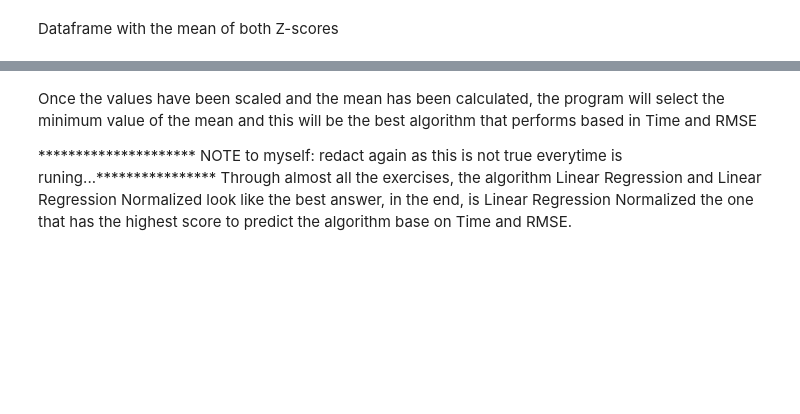
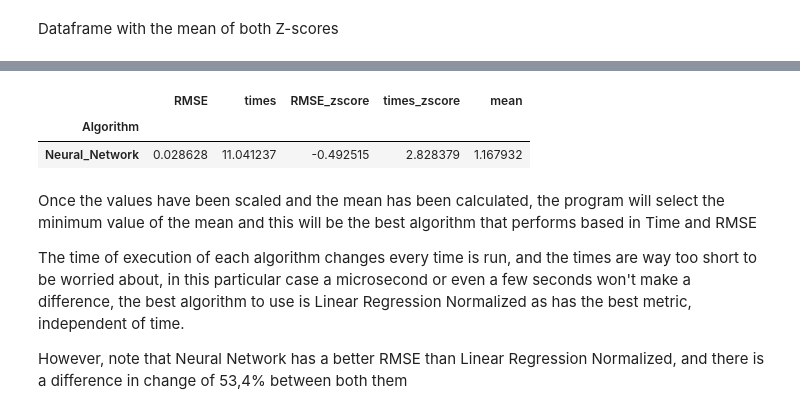
Before and after one commit to montwa/Ryerson, a Jupyter notebook: Coffee Price Regression Analysis.ipynb, the cells around one changed output, grey strips where cells are left out. Drawn from its saved outputs; the diff is of its cells as text; code cells hidden in the pictures; blank space fills up the shorter version.

```diff
--- a/Coffee Price Regression Analysis.ipynb
+++ b/Coffee Price Regression Analysis.ipynb
@@ -2253,5 +2249,13 @@ metrics[metrics['mean'] == metrics['mean'].min()]
+# %%
+# takes the minimum from the column RMSE as Time changes everytime is run, but RMSE is constant
+metrics[metrics['RMSE'] == metrics['RMSE'].min()]
+# %% [output]
+|  | RMSE | times | RMSE_zscore | times_zscore | mean |
+| Algorithm |  |  |  |  |  |
+| Neural_Network | 0.028628 | 11.041237 | -0.492515 | 2.828379 | 1.167932 |
 # %% [markdown]
 Once the values have been scaled and the mean has been calculated, the program will select the minimum value of the mean and this will be the best algorithm that performs based in Time and RMSE
 
-********************* NOTE to myself: redact again as this is not true everytime is runing...****************
-Through almost all the exercises, the algorithm Linear Regression and Linear Regression Normalized look like the best answer, in the end, is  Linear Regression Normalized the one that has the highest score to predict the algorithm base on Time and RMSE.
+The time of execution of each algorithm changes every time is run, and the times are way too short to be worried about, in this particular case a microsecond or even a few seconds won't make a difference, the best algorithm to use is Linear Regression Normalized as has the best metric, independent of time.
+
+However, note that Neural Network has a better RMSE than Linear Regression Normalized, and there is a difference in change of 53,4% between both them
```
Also changed, not shown: parts of 41 cells of this notebook, 2 other files.
